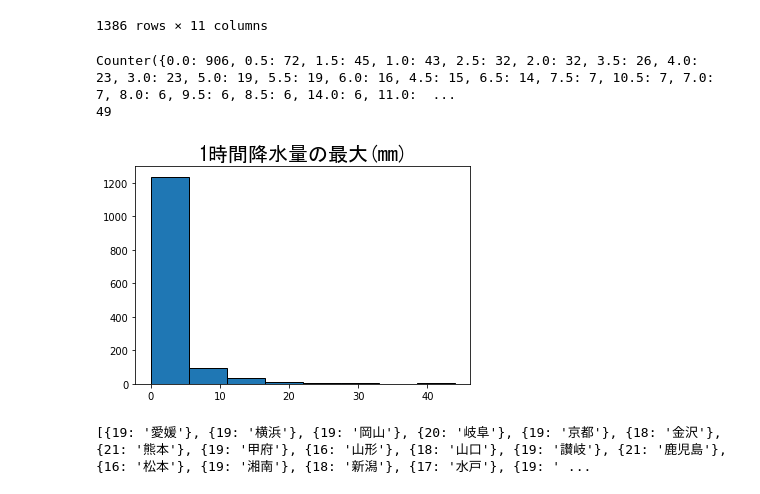
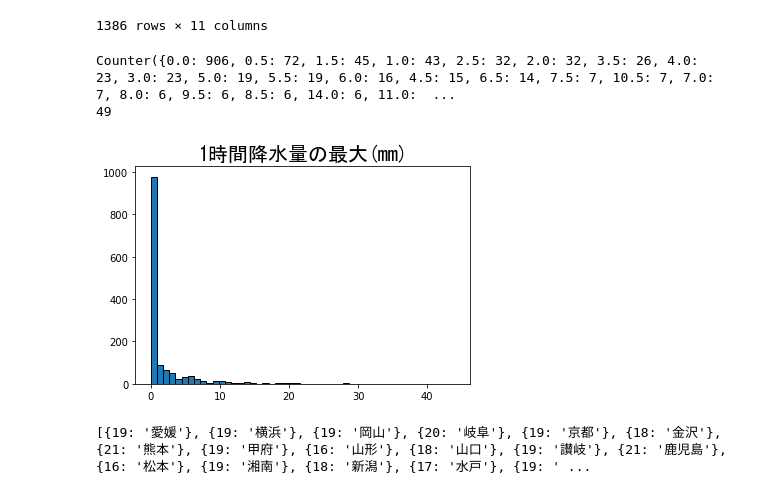
Before and after one commit to kkaishu/sotuken2021, a Jupyter notebook: 卒研_周辺化準備.ipynb, the cells around one changed output. Saved outputs shown, nothing was run; the diff lists cells and outputs as text; code cells hidden in the pictures.

```diff
--- a/卒研_周辺化準備.ipynb
+++ b/卒研_周辺化準備.ipynb
@@ -115,16 +115,16 @@ fp = FontProperties(fname=r'C:\WINDOWS\Fonts\msgothic.ttc', size=16)
 # %%
 #x1と同様に他のデータも行うので、説明ここだけであとは省略する。
 print(collections.Counter(x1))#種類とその個数を出力
 print(len(collections.Counter(x1)))#種類数を出力
 fig = plt.figure()
 ax = fig.add_subplot(1, 1, 1)
-ax.hist(x1, bins=8, histtype='barstacked', ec='black')#binで何個の棒の数を決める(今回は種類数にしている)
+ax.hist(x1, bins=49, histtype='barstacked', ec='black')#binで何個の棒の数を決める(今回は種類数にしている)
 plt.title("1時間降水量の最大(mm)", fontsize=20,fontproperties=fp)
 plt.show()
 # %% [output]
 Counter({0.0: 906, 0.5: 72, 1.5: 45, 1.0: 43, 2.5: 32, 2.0: 32, 3.5: 26, 4.0: 23, 3.0: 23, 5.0: 19, 5.5: 19, 6.0: 16, 4.5: 15, 6.5: 14, 7.5: 7, 10.5: 7, 7.0: 7, 8.0: 6, 9.5: 6, 8.5: 6, 14.0: 6, 11.0:  ...
 49
-[figure, old version]
+[figure, new version]
 # %%
 print(kion)
 # %% [output]
```
Also changed, not shown: parts of 16 cells of this notebook, 1 other file.
